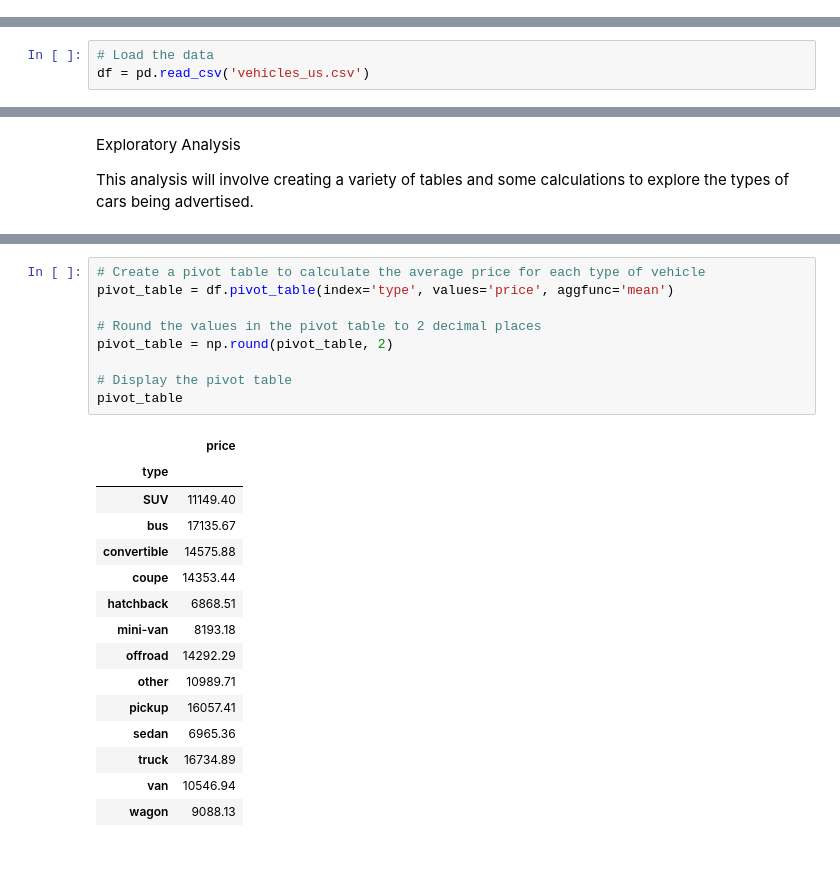
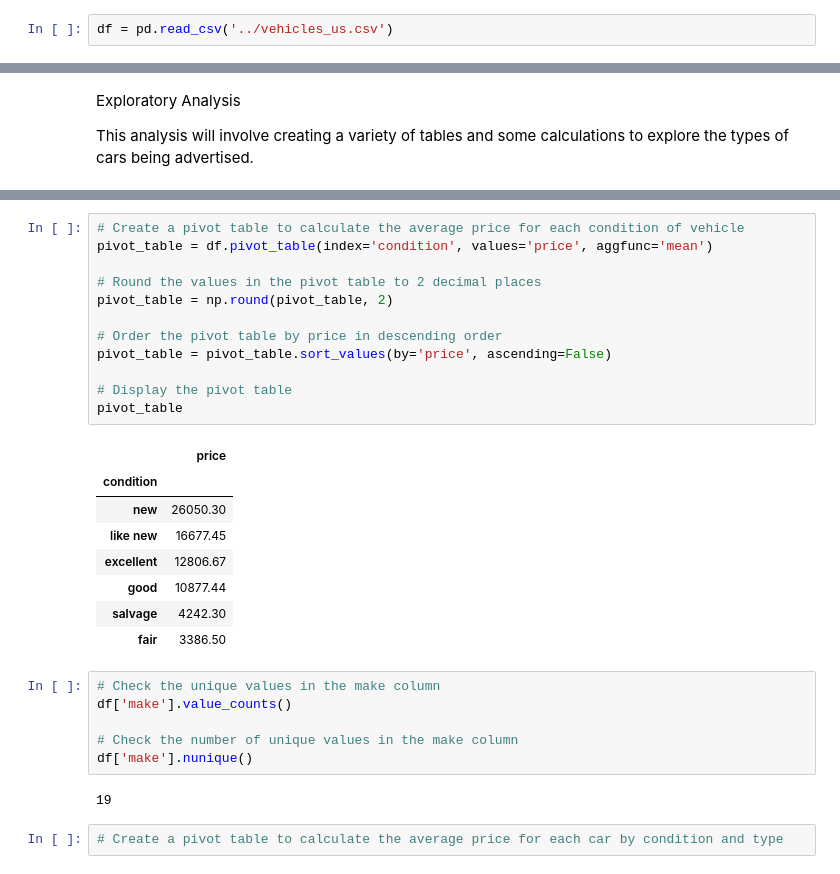
Before and after one commit to mdero002/Sprint_4_Software_Development_Tools, a Jupyter notebook: notebooks/EDA.ipynb, the cells around one changed output, grey strips where cells are left out. Drawn from its saved outputs; the diff is of its cells as text.

```diff
--- a/notebooks/EDA.ipynb
+++ b/notebooks/EDA.ipynb
@@ -7,11 +7,10 @@ import matplotlib.pyplot as plt
 import streamlit as st
 import plotly.express as px
 import altair as alt
+# %%
+df = pd.read_csv('../vehicles_us.csv')
 # %% [markdown]
 Imported the necessary libraries
-# %%
-# Load the data
-df = pd.read_csv('vehicles_us.csv')
 # %% [markdown]
 Downloaded the dataset
 # %%
@@ -720,25 +803,31 @@ This analysis will involve creating a variety of tables and some calculations to
 # %%
-# Create a pivot table to calculate the average price for each type of vehicle
-pivot_table = df.pivot_table(index='type', values='price', aggfunc='mean')
+# Create a pivot table to calculate the average price for each condition of vehicle
+pivot_table = df.pivot_table(index='condition', values='price', aggfunc='mean')
 
 # Round the values in the pivot table to 2 decimal places
 pivot_table = np.round(pivot_table, 2)
 
+# Order the pivot table by price in descending order
+pivot_table = pivot_table.sort_values(by='price', ascending=False)
+
 # Display the pivot table
 pivot_table
 # %% [output]
 |  | price |
-| type |  |
-| SUV | 11149.40 |
-| bus | 17135.67 |
-| convertible | 14575.88 |
-| coupe | 14353.44 |
-| hatchback | 6868.51 |
-| mini-van | 8193.18 |
-| offroad | 14292.29 |
-| other | 10989.71 |
-| pickup | 16057.41 |
-| sedan | 6965.36 |
-| truck | 16734.89 |
-| van | 10546.94 |
-| wagon | 9088.13 |
+| condition |  |
+| new | 26050.30 |
+| like new | 16677.45 |
+| excellent | 12806.67 |
+| good | 10877.44 |
+| salvage | 4242.30 |
+| fair | 3386.50 |
+# %%
+# Check the unique values in the make column
+df['make'].value_counts()
+
+# Check the number of unique values in the make column
+df['make'].nunique()
+# %% [output]
+19
+# %%
+# Create a pivot table to calculate the average price for each car by condition and type
```
Also changed, not shown: parts of 6 cells of this notebook, 1 other file.
